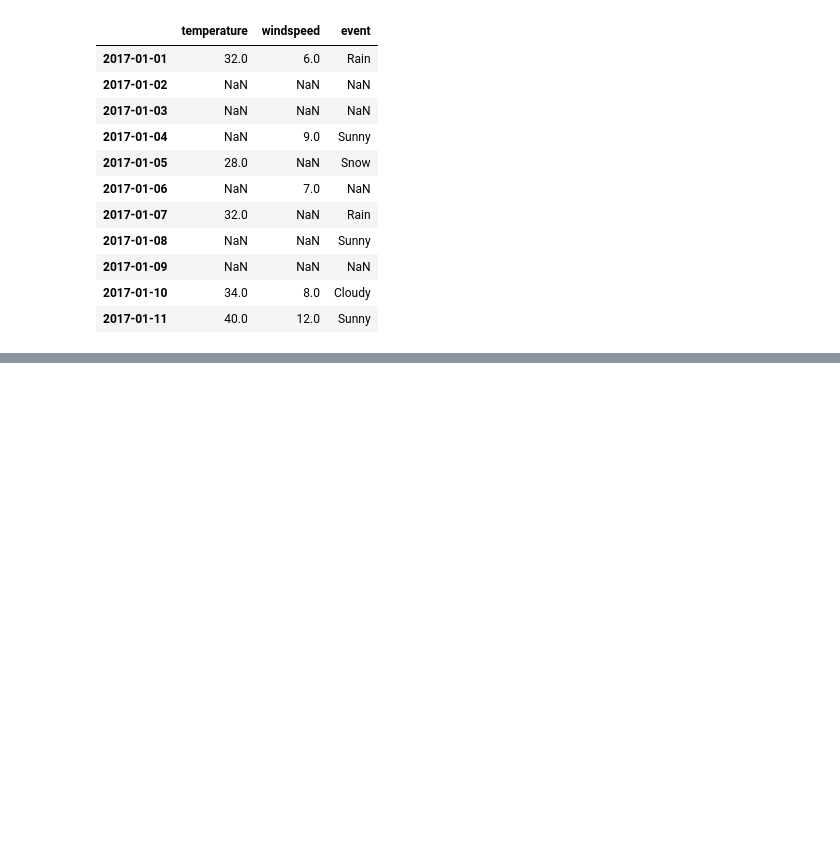
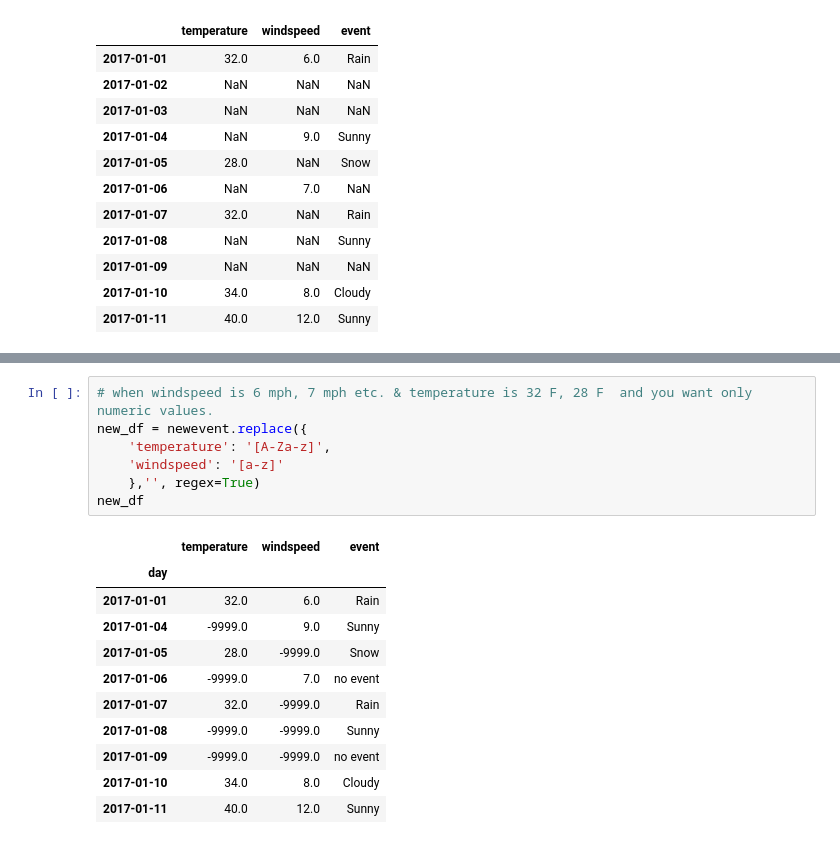
Before and after one commit to singammanasvi9440/Data_Analysis, a Jupyter notebook: Pandas.ipynb, the cells around one changed output, grey strips where cells are left out. Cells and saved outputs as stored; diff of their text form; blank space fills up the shorter version.

```diff
--- a/Pandas.ipynb
+++ b/Pandas.ipynb
@@ -300,0 +377,19 @@ df
+# %%
+# when windspeed is 6 mph, 7 mph etc. & temperature is 32 F, 28 F  and you want only numeric values.
+new_df = newevent.replace({
+    'temperature': '[A-Za-z]',
+    'windspeed': '[a-z]'
+    },'', regex=True)
+new_df
+# %% [output]
+|  | temperature | windspeed | event |
+| day |  |  |  |
+| 2017-01-01 | 32.0 | 6.0 | Rain |
+| 2017-01-04 | -9999.0 | 9.0 | Sunny |
+| 2017-01-05 | 28.0 | -9999.0 | Snow |
+| 2017-01-06 | -9999.0 | 7.0 | no event |
+| 2017-01-07 | 32.0 | -9999.0 | Rain |
+| 2017-01-08 | -9999.0 | -9999.0 | Sunny |
+| 2017-01-09 | -9999.0 | -9999.0 | no event |
+| 2017-01-10 | 34.0 | 8.0 | Cloudy |
+| 2017-01-11 | 40.0 | 12.0 | Sunny |
```
Also changed, not shown: parts of 6 cells of this notebook.
